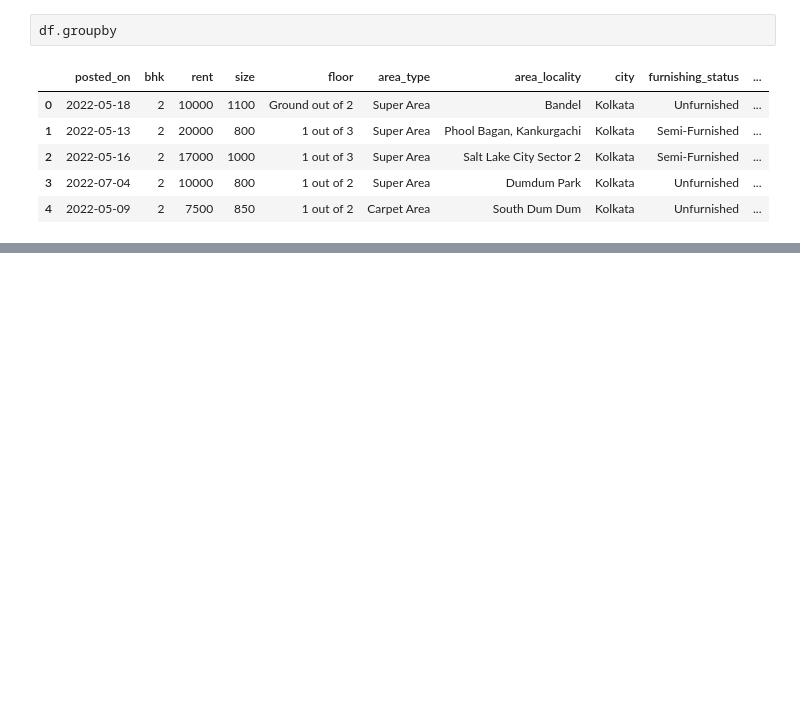
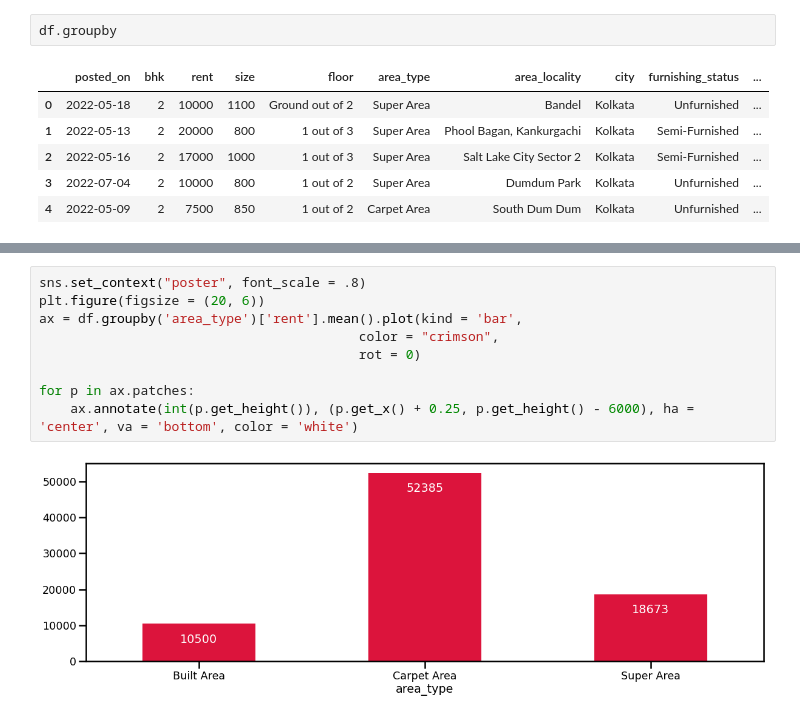
Before and after one commit to fsq2/house_rent, a Jupyter notebook: eda.ipynb, the cells around one changed output, grey strips where cells are left out. Cells and saved outputs as stored; diff of their text form; blank space fills up the shorter version.

```diff
--- a/eda.ipynb
+++ b/eda.ipynb
@@ -130,0 +141,11 @@ for p in ax.patches:
+# %%
+sns.set_context("poster", font_scale = .8)
+plt.figure(figsize = (20, 6))
+ax = df.groupby('area_type')['rent'].mean().plot(kind = 'bar',
+                                         color = "crimson",
+                                         rot = 0)
+
+for p in ax.patches:
+    ax.annotate(int(p.get_height()), (p.get_x() + 0.25, p.get_height() - 6000), ha = 'center', va = 'bottom', color = 'white')
+# %% [output]
+[figure, added]
```
Also changed, not shown: parts of 2 cells of this notebook.
